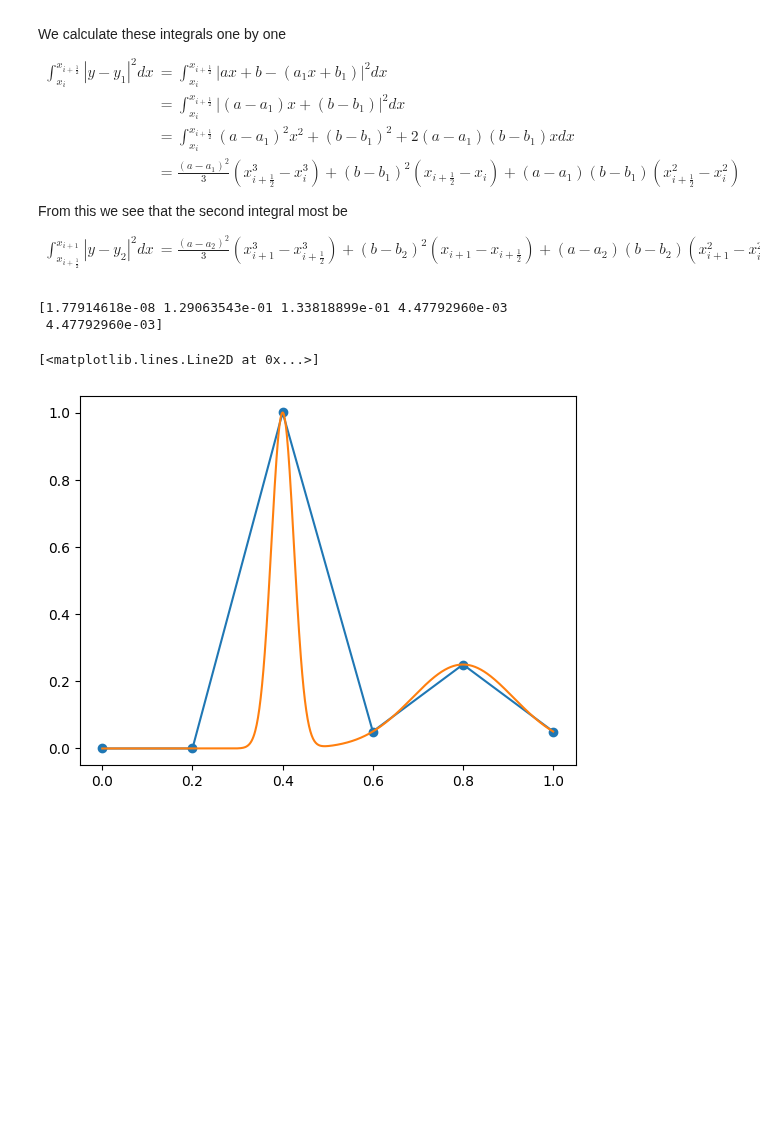
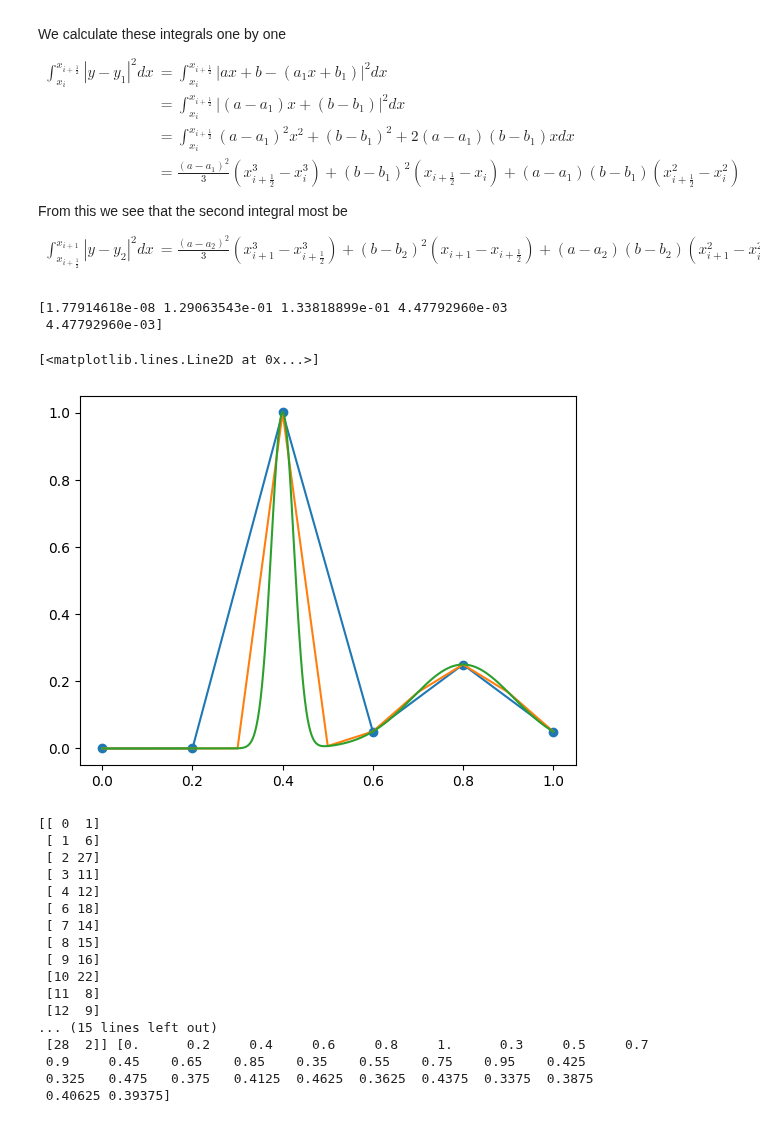
Before and after one commit to MarcusKNielsen/FEM, a Jupyter notebook: Assignment1.ipynb, the cells around one changed output. Saved outputs shown, nothing was run; the diff lists cells and outputs as text; code cells hidden in the pictures; blank space fills up the shorter version.

```diff
--- a/Assignment1.ipynb
+++ b/Assignment1.ipynb
@@ -465,6 +465,27 @@ From this we see that the second integral most be
 \int_{x_{i+\frac{1}{2}}}^{x_{i+1}} | y - y_2 |^2 dx
 &= \frac{(a-a_2)^2}{3} \left(  x_{i+1}^3 - x_{i+\frac{1}{2}}^3 \right) + (b - b_2)^2 \left(  x_{i+1} - x_{i+\frac{1}{2}} \right) + (a-a_2)(b-b_2) \left(  x_{i+1}^2 - x_{i+\frac{1}{2}}^2 \right)
 \end{align*}
+# %%
+import matplotlib.pyplot as plt
+
+VX = np.linspace(0,1,6)
+EToV = np.array([[0,1],[1,2],[2,3],[3,4],[4,5]])
+u = lambda x: np.exp(-800*(x-0.4)**2) + 0.25 * np.exp(-40*(x-0.8)**2)
+
+error = compute_error_decrease(u,VX,EToV)
+print(error)
+x = np.linspace(0,1,1000)
+
+VXfine = np.linspace(0,1,11)
+
+plt.plot(VX,u(VX),"o-")
+plt.plot(VXfine,u(VXfine))
+plt.plot(x,u(x))
+# %% [output]
+[1.77914618e-08 1.29063543e-01 1.33818899e-01 4.47792960e-03
+ 4.47792960e-03]
+[<matplotlib.lines.Line2D at 0x...>]
+[figure, added]
 # %%
 import numpy as np
 
@@ -505,18 +557,25 @@ def compute_error_decrease(u,VX,EToV):
 # %%
-import matplotlib.pyplot as plt
 
 VX = np.linspace(0,1,6)
 EToV = np.array([[0,1],[1,2],[2,3],[3,4],[4,5]])
-u = lambda x: np.exp(-800*(x-0.4)**2) + 0.25 * np.exp(-40*(x-0.8)**2)
 
-error = compute_error_decrease(u,VX,EToV)
-print(error)
-x = np.linspace(0,1,1000)
-
-plt.plot(VX,u(VX),"o-")
-plt.plot(x,u(x))
+EToV, VX, err = AMR(u,VX,EToV,tol=10e-4, alpha=1)
+print(EToV, VX)
 # %% [output]
-[1.77914618e-08 1.29063543e-01 1.33818899e-01 4.47792960e-03
- 4.47792960e-03]
+[[ 0  1]
+ [ 1  6]
+ [ 2 27]
+ [ 3 11]
+ [ 4 12]
+ [ 6 18]
+ [ 7 14]
+ [ 8 15]
+ [ 9 16]
+ [10 22]
+ [11  8]
+ [12  9]
+... (15 lines left out)
+ [28  2]] [0.      0.2     0.4     0.6     0.8     1.      0.3     0.5     0.7
+ 0.9     0.45    0.65    0.85    0.35    0.55    0.75    0.95    0.425
+ 0.325   0.475   0.375   0.4125  0.4625  0.3625  0.4375  0.3375  0.3875
+ 0.40625 0.39375]
-[<matplotlib.lines.Line2D at 0x...>]
-[figure, removed]
```
Also changed, not shown: parts of 10 cells of this notebook.
